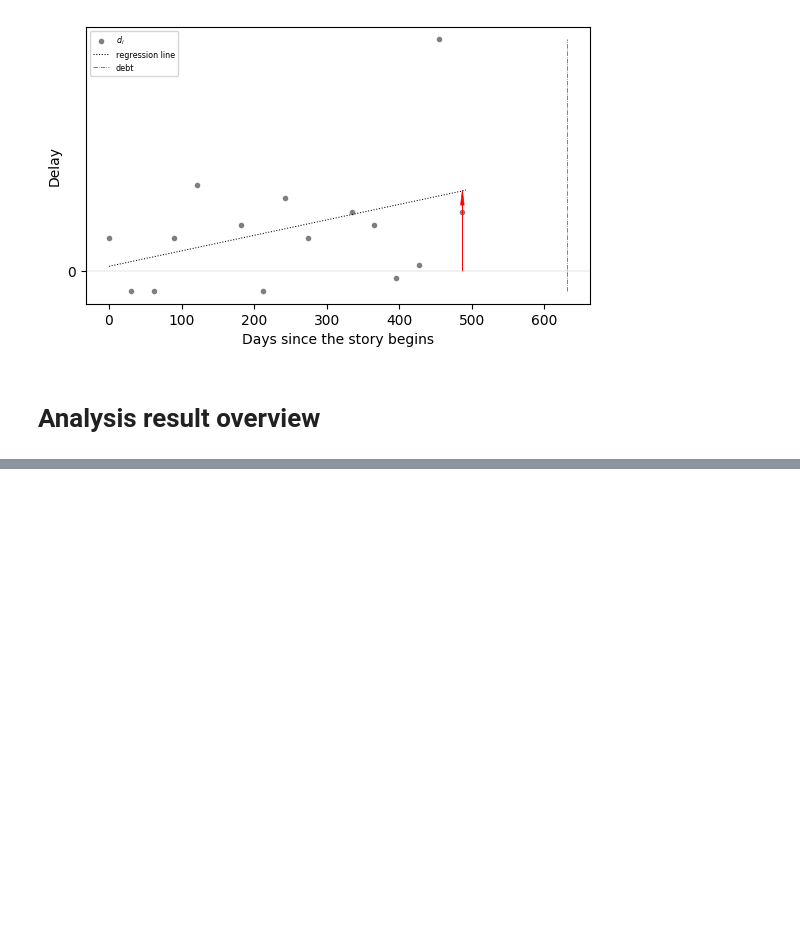
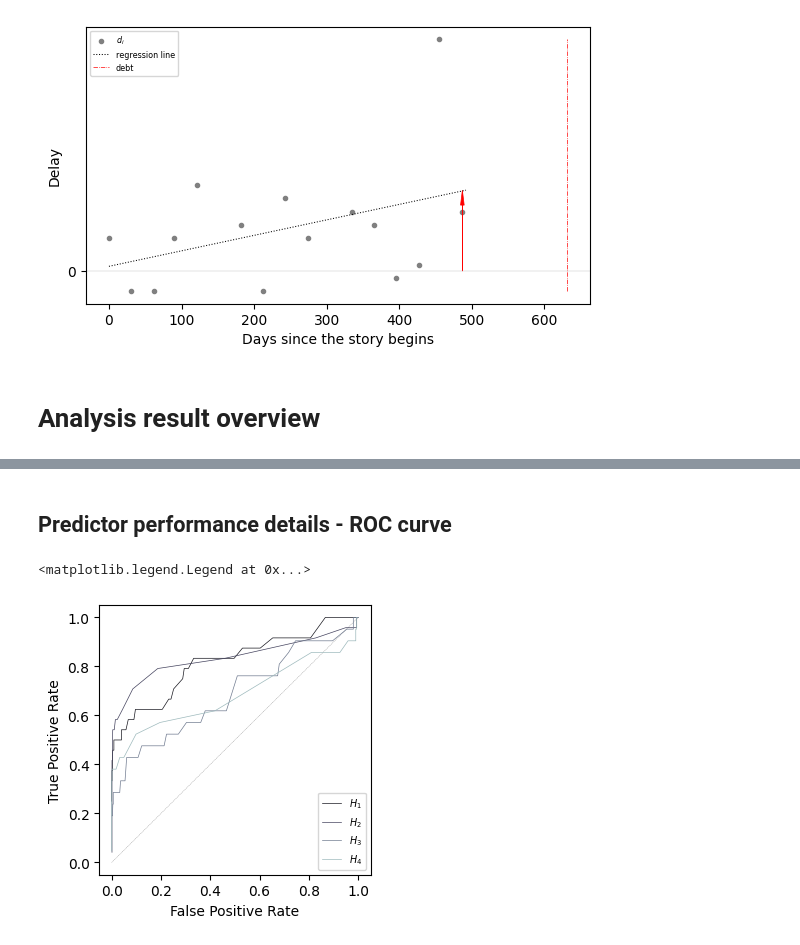
Before and after one commit to konradgrodek/ADDS_PayDelay, a Jupyter notebook: 20_data_overview/200_data_overview.ipynb, the cells around one changed output, grey strips where cells are left out. Saved outputs shown, nothing was run; the diff lists cells and outputs as text; code cells hidden in the pictures; blank space fills up the shorter version.

```diff
--- a/20_data_overview/200_data_overview.ipynb
+++ b/20_data_overview/200_data_overview.ipynb
@@ -630,0 +772,50 @@ report[[
+# %% [markdown]
+## Predictor performance details - ROC curve
+# %%
+source_codename = 'Blebout'
+evaluator = PaymentStoriesPerformanceEvaluator(payment_stories_file(input_code, source_codename), source_codename)
+report = pd.read_csv(report_predictors(input_code), index_col=[0]).merge(
+    pd.read_csv(report_overview_file(input_code), index_col=[0]), left_index=True, right_index=True).filter(items=[source_codename], axis='index')
+FPR = 'False Positive Rate'
+TPR = 'True Positive Rate'
+# %%
+roc_h1 = evaluator.roc_curve(
+    predictor_col=PaymentStoriesColumns.ScaledDelayMean.name,
+    steps=200,
+    actual_col=PaymentStoriesColumns.DenotesAnyRisk.name
+)
+
+roc_h2 = evaluator.roc_curve(
+    predictor_col=PaymentStoriesColumns.SeverityMean.name,
+    steps=200,
+    actual_col=PaymentStoriesColumns.DenotesAnyRisk.name
+)
+
+roc_h3 = evaluator.roc_curve(
+    predictor_col=PaymentStoriesColumns.Tendency_ForDelay.name,
+    steps=200,
+    actual_col=PaymentStoriesColumns.DenotesAnyRisk.name
+)
+
+roc_h4 = evaluator.roc_curve(
+    predictor_col=PaymentStoriesColumns.Tendency_ForSeverity.name,
+    steps=200,
+    actual_col=PaymentStoriesColumns.DenotesAnyRisk.name
+)
+# %%
+fig, ax = plt.subplots(figsize=(3.5, 3.5))
+
+ax.plot([0, 1], [0, 1], lw=0.25, color='gray', linestyle='--')
+colormap = mpl.colormaps['bone']
+
+ax.plot(roc_h1[FPR], roc_h1[TPR], lw=0.5, color=colormap(0.1), label='$H_1$')
+ax.plot(roc_h2[FPR], roc_h2[TPR], lw=0.5, color=colormap(0.3), label='$H_2$')
+ax.plot(roc_h3[FPR], roc_h3[TPR], lw=0.5, color=colormap(0.5), label='$H_3$')
+ax.plot(roc_h4[FPR], roc_h4[TPR], lw=0.5, color=colormap(0.7), label='$H_4$')
+
+ax.set_ylabel(TPR)
+ax.set_xlabel(FPR)
+ax.legend(fontsize='x-small', loc='lower right')
+# %% [output]
+<matplotlib.legend.Legend at 0x...>
+[figure, added]
```
Also changed, not shown: parts of 20 cells of this notebook, 22 other files.
